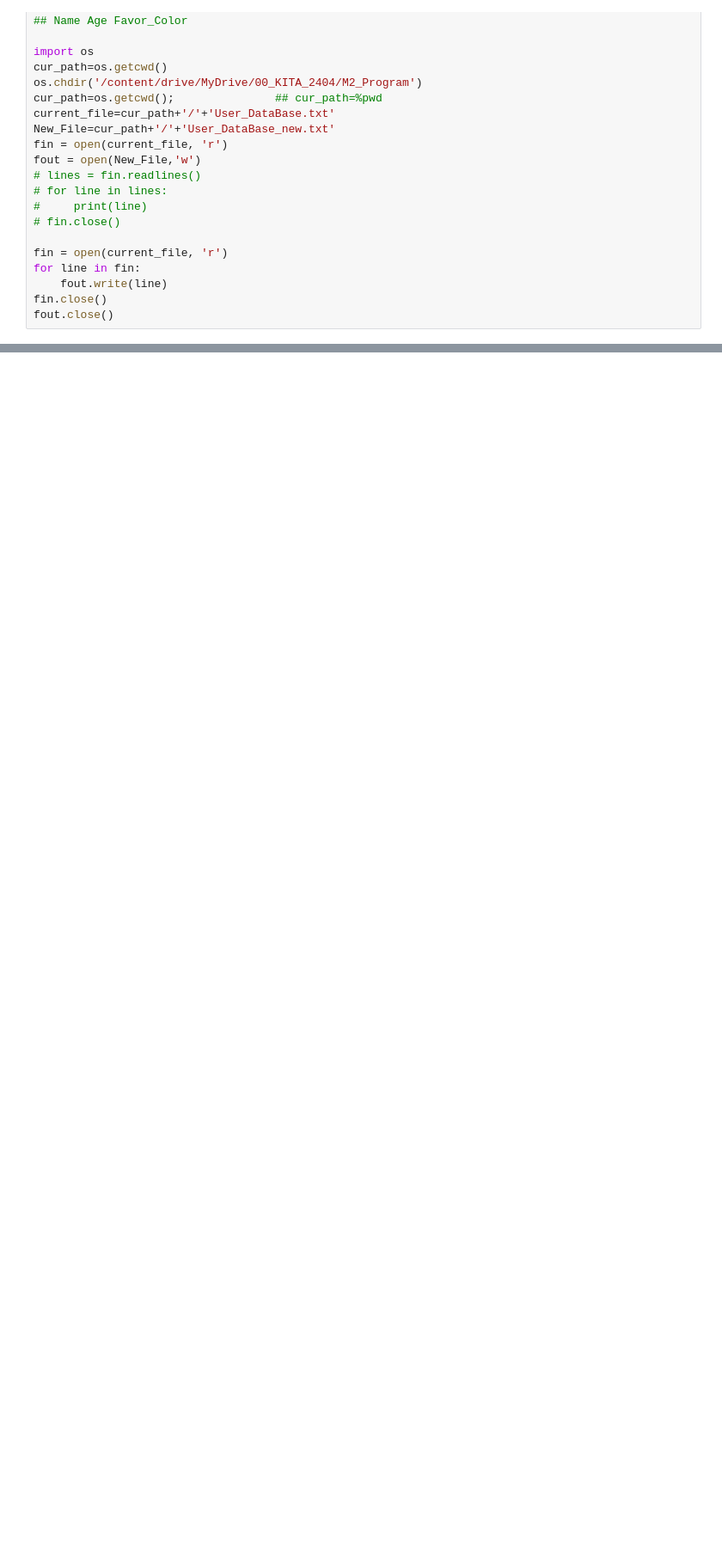
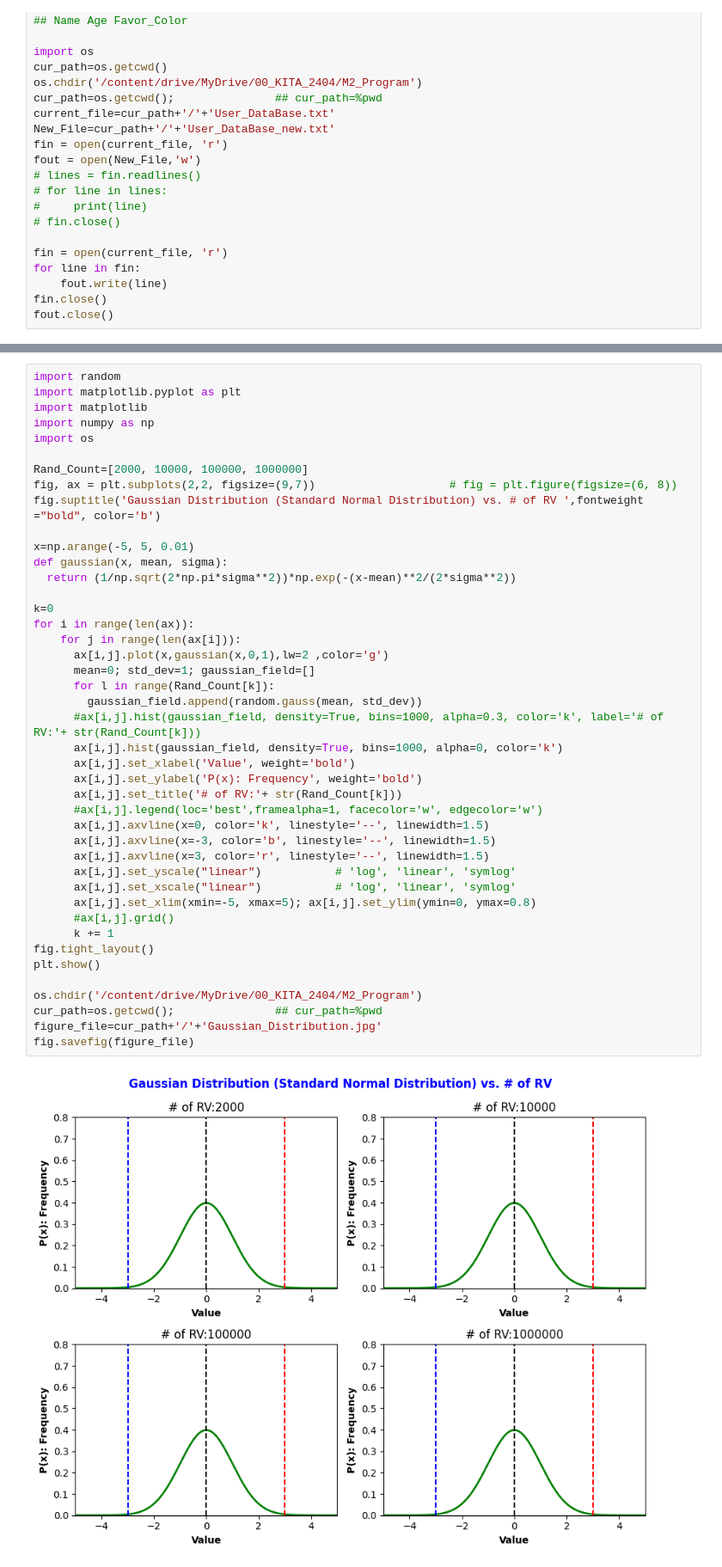
Before and after one commit to H-wooks/KITA_2024, a Jupyter notebook: M2_Python프로그래밍/10_File_IO_MakingDB_Plot.ipynb, the cells around one changed output, grey strips where cells are left out. Shown at 86% size. Cells and saved outputs as stored; diff of their text form; blank space fills up the shorter version.

```diff
--- a/M2_Python프로그래밍/10_File_IO_MakingDB_Plot.ipynb
+++ b/M2_Python프로그래밍/10_File_IO_MakingDB_Plot.ipynb
@@ -73 +76,46 @@ fig.savefig(figure_file)
+# %%
+import random
+import matplotlib.pyplot as plt
+import matplotlib
+import numpy as np
+import os
+
+Rand_Count=[2000, 10000, 100000, 1000000]
+fig, ax = plt.subplots(2,2, figsize=(9,7))                    # fig = plt.figure(figsize=(6, 8))
+fig.suptitle('Gaussian Distribution (Standard Normal Distribution) vs. # of RV ',fontweight ="bold", color='b')
+
+x=np.arange(-5, 5, 0.01)
+def gaussian(x, mean, sigma):
+  return (1/np.sqrt(2*np.pi*sigma**2))*np.exp(-(x-mean)**2/(2*sigma**2))
+
+k=0
+for i in range(len(ax)):
+    for j in range(len(ax[i])):
+      ax[i,j].plot(x,gaussian(x,0,1),lw=2 ,color='g')
+      mean=0; std_dev=1; gaussian_field=[]
+      for l in range(Rand_Count[k]):
+        gaussian_field.append(random.gauss(mean, std_dev))
+      #ax[i,j].hist(gaussian_field, density=True, bins=1000, alpha=0.3, color='k', label='# of RV:'+ str(Rand_Count[k]))
+      ax[i,j].hist(gaussian_field, density=True, bins=1000, alpha=0, color='k')
+      ax[i,j].set_xlabel('Value', weight='bold')
+      ax[i,j].set_ylabel('P(x): Frequency', weight='bold')
+      ax[i,j].set_title('# of RV:'+ str(Rand_Count[k]))
+      #ax[i,j].legend(loc='best',framealpha=1, facecolor='w', edgecolor='w')
+      ax[i,j].axvline(x=0, color='k', linestyle='--', linewidth=1.5)
+      ax[i,j].axvline(x=-3, color='b', linestyle='--', linewidth=1.5)
+      ax[i,j].axvline(x=3, color='r', linestyle='--', linewidth=1.5)
+      ax[i,j].set_yscale("linear")           # 'log', 'linear', 'symlog'
+      ax[i,j].set_xscale("linear")           # 'log', 'linear', 'symlog'
+      ax[i,j].set_xlim(xmin=-5, xmax=5); ax[i,j].set_ylim(ymin=0, ymax=0.8)
+      #ax[i,j].grid()
+      k += 1
+fig.tight_layout()
+plt.show()
+
+os.chdir('/content/drive/MyDrive/00_KITA_2404/M2_Program')
+cur_path=os.getcwd();               ## cur_path=%pwd
+figure_file=cur_path+'/'+'Gaussian_Distribution.jpg'
+fig.savefig(figure_file)
+# %% [output]
+[figure, added]
 # %%
```
Also changed, not shown: parts of 3 cells of this notebook, 3 other files.
